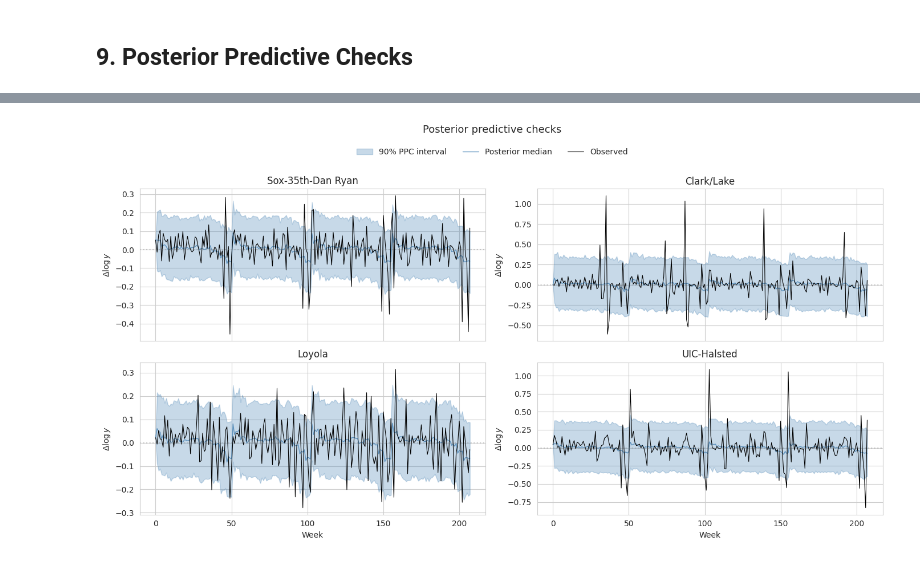
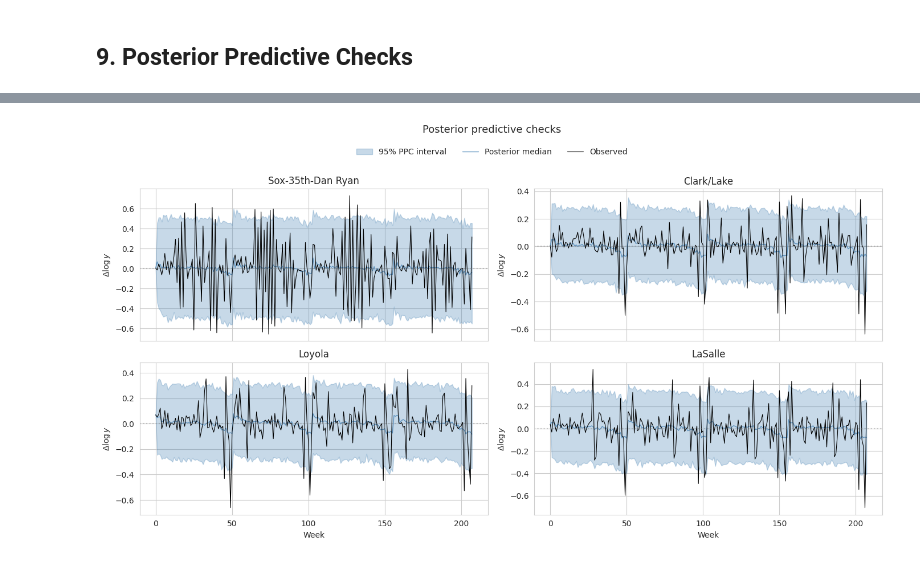
Before and after one commit to hatalan/sta720-project, a Jupyter notebook: notebooks/ar/ar.ipynb, the cells around one changed output, grey strips where cells are left out. Cells and saved outputs as stored; diff of their text form; code cells hidden in the pictures.

```diff
--- a/notebooks/ar/ar.ipynb
+++ b/notebooks/ar/ar.ipynb
@@ -710,7 +706,7 @@ plt.show()
 # %% [markdown]
 ## 9. Posterior Predictive Checks
 # %%
-station_select = ['Sox-35th-Dan Ryan', 'Clark/Lake', 'Loyola', 'UIC-Halsted']
+station_select = ['Sox-35th-Dan Ryan', 'Clark/Lake', 'Loyola', 'LaSalle']
 station_select_id = lookup_station(station_select, station_lookup)
 
 check_idx = [
@@ -774,35 +772,35 @@ axes = axes.flatten()
 handles, labels = None, None
 
 for i in range(len(station_select)):
     ax = axes[i]
     k = check_idx[i] - 1
 
     # Compute intervals across draws
     median = np.median(y_rep[:, :, i], axis=0)
-    lower = np.quantile(y_rep[:, :, i], 0.05, axis=0)
-    upper = np.quantile(y_rep[:, :, i], 0.95, axis=0)
+    lower = np.quantile(y_rep[:, :, i], 0.025, axis=0)
+    upper = np.quantile(y_rep[:, :, i], 0.975, axis=0)
 
-    ax.fill_between(range(T_cta), lower, upper, alpha=0.3, color='steelblue', label='90% PPC interval')
+    ax.fill_between(range(T_cta), lower, upper, alpha=0.3, color='steelblue', label='95% PPC interval')
     ax.plot(median, color='steelblue', linewidth=1, alpha=0.8, label='Posterior median')
     ax.plot(Y_cta[:, k], color='black', linewidth=0.8, label='Observed')
 
     ax.axhline(0, color='gray', linestyle=':', alpha=0.4)
     ax.set_title(station_select[i])
     ax.set_ylabel(r'$\Delta \log y$')
 
     if handles is None:
         handles, labels = ax.get_legend_handles_labels()
 
 # X-labels only on bottom row
 axes[2].set_xlabel('Week')
 axes[3].set_xlabel('Week')
 
 # Shared legend
 fig.legend(handles, labels, loc='upper center', bbox_to_anchor=(0.5, 1.02), ncol=3, frameon=False)
 
 fig.suptitle('Posterior predictive checks', y=1.06, fontsize=13)
 plt.tight_layout()
 plt.show()
 # %% [output]
-[figure, old version]
+[figure, new version]
 # %%
```
Also changed, not shown: parts of 10 cells of this notebook.
